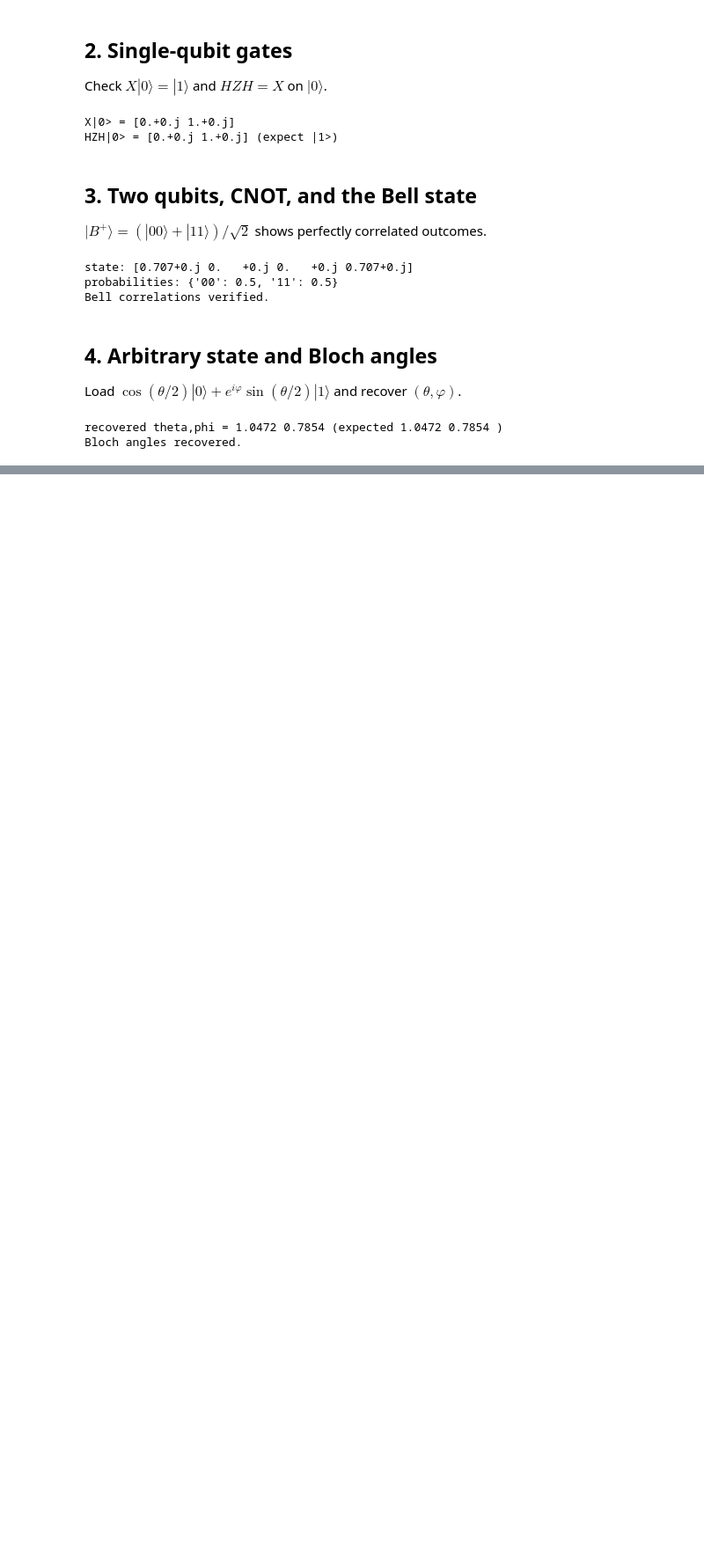
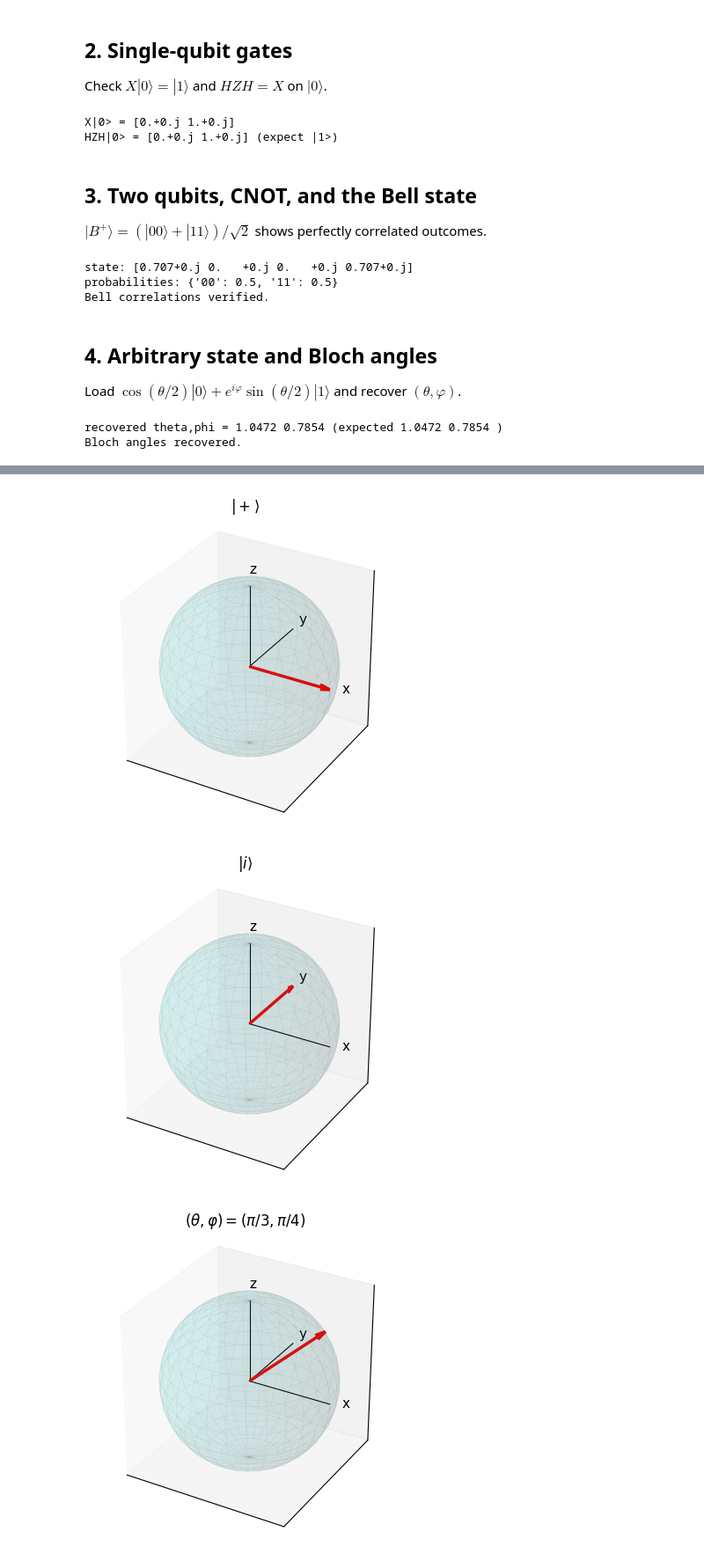
Before and after one commit to lzhang2012-sjtu/quantum-scientific-computing, a Jupyter notebook: notebooks/lec01_quantum_computation_basics.ipynb, the cells around one changed output, grey strips where cells are left out. Shown at 88% size. Saved outputs shown, nothing was run; the diff lists cells and outputs as text; code cells hidden in the pictures; blank space fills up the shorter version.

Commit message:
notebook: rebuild Lecture 1 companion with matplotlib Bloch sphere + teleportation demo

```diff
--- a/notebooks/lec01_quantum_computation_basics.ipynb
+++ b/notebooks/lec01_quantum_computation_basics.ipynb
@@ -59,0 +129,27 @@ Bloch angles recovered.
+# %%
+def statevec(gates):
+    qc = Circuit(1)
+    for g in gates:
+        g(qc)
+    return qc.execute(backend='numpy', dtype=np.complex128).state
+
+theta, phi = np.pi/3, np.pi/4
+psi = np.array([np.cos(theta/2), np.exp(1j*phi)*np.sin(theta/2)], dtype=complex)
+
+states = {
+    '|0>':  statevec([]),
+    '|1>':  statevec([lambda q: q.x(0)]),
+    '|+>':  statevec([lambda q: q.h(0)]),
+    '|->':  statevec([lambda q: q.x(0), lambda q: q.h(0)]),
+    '|i>':  statevec([lambda q: q.h(0), lambda q: q.s(0)]),
+    '(pi/3, pi/4)': statevec([lambda q: q.initialize(psi, target=[0])]),
+}
+
+for name, st in states.items():
+    print(f'{name:>14}: state={np.round(st, 3)}  bloch={np.round(bloch_vector(st), 3)}')
+
+# correctness checks
+assert np.allclose(bloch_vector(states['|0>']), [0, 0, 1], atol=1e-9)
+assert np.allclose(bloch_vector(states['|+>']), [1, 0, 0], atol=1e-9)
+assert np.allclose(bloch_vector(states['|i>']), [0, 1, 0], atol=1e-9)
+print('\nBloch-vector checks passed.')
@@ -59,0 +165,9 @@ Bloch angles recovered.
+# %%
+# Render a couple of spheres.
+plot_bloch(bloch_vector(states['|+>']), title=r'$|+\rangle$')
+plot_bloch(bloch_vector(states['|i>']), title=r'$|i\rangle$')
+plot_bloch(bloch_vector(states['(pi/3, pi/4)']), title=r'$(\theta,\varphi)=(\pi/3,\pi/4)$')
+# %% [output]
+[figure, added]
+[figure, added]
+[figure, added]
```
Also changed, not shown: parts of 13 cells of this notebook, 1 other file.
